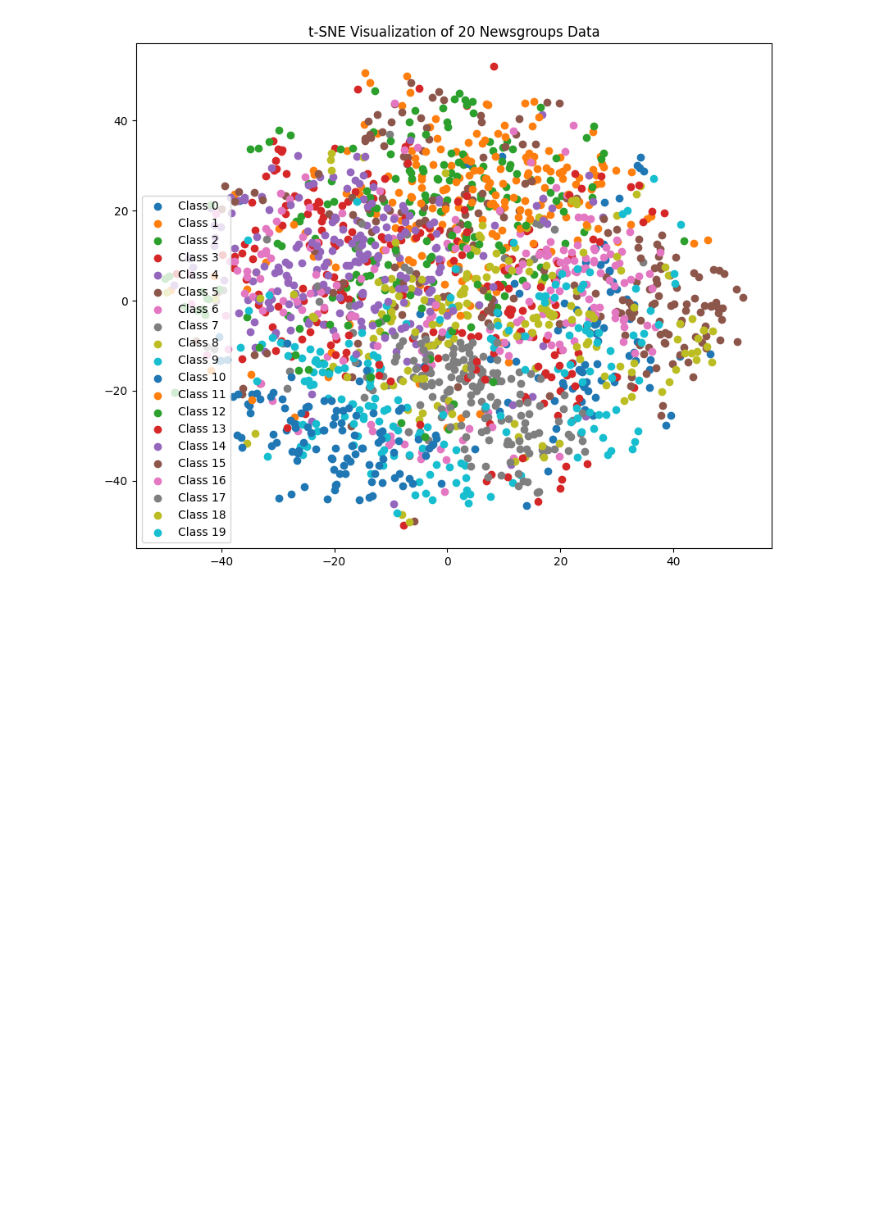
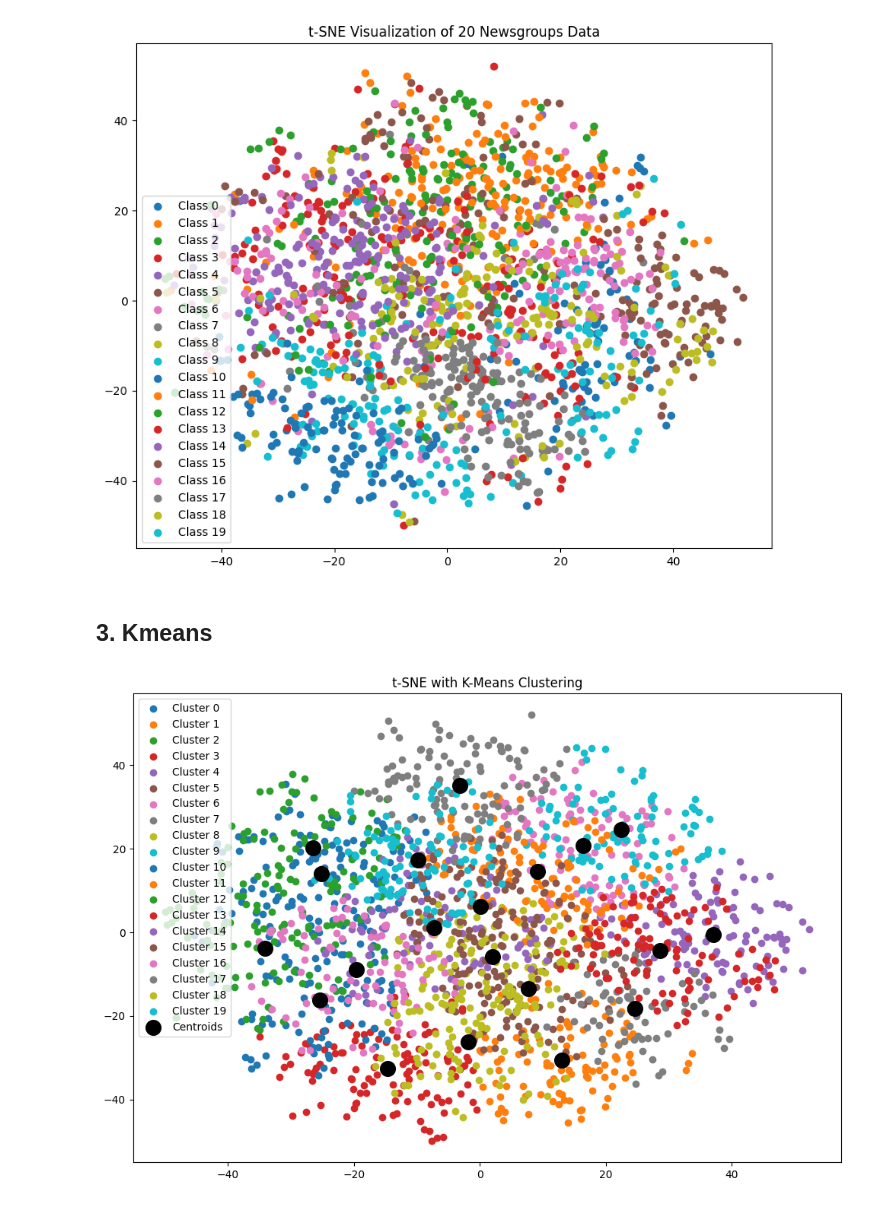
Before and after one commit to rayanzer/Projet_data_eng, a Jupyter notebook: experiments/T_sne_Kmeans.ipynb, the cells around one changed output. Cells and saved outputs as stored; diff of their text form; code cells hidden in the pictures; blank space fills up the shorter version.

Commit message:
ajout de la partie 3  de TSNE

```diff
--- a/experiments/T_sne_Kmeans.ipynb
+++ b/experiments/T_sne_Kmeans.ipynb
@@ -38,3 +38,9 @@ plt.legend()
 plt.show()
 # %% [output]
 [figure]
+# %% [markdown]
+## **3. Kmeans**
+# %%
+kmeans = KMeans(n_clusters=k, random_state=0, n_init="auto")
+kmeans.fit(X_tsne)
+cluster_labels = kmeans.labels_
@@ -40,0 +49,12 @@ plt.show()
+# %%
+# Plot the t-SNE results with cluster assignments
+plt.figure(figsize=(12, 8))
+for i in range(k):
+    plt.scatter(X_tsne[cluster_labels == i, 0], X_tsne[cluster_labels == i, 1], label=f'Cluster {i}')
+
+plt.scatter(kmeans.cluster_centers_[:, 0], kmeans.cluster_centers_[:, 1], s=200, c='black', label='Centroids')
+plt.title('t-SNE with K-Means Clustering')
+plt.legend()
+plt.show()
+# %% [output]
+[figure, added]
```
Also changed, not shown: parts of 1 cell of this notebook.
